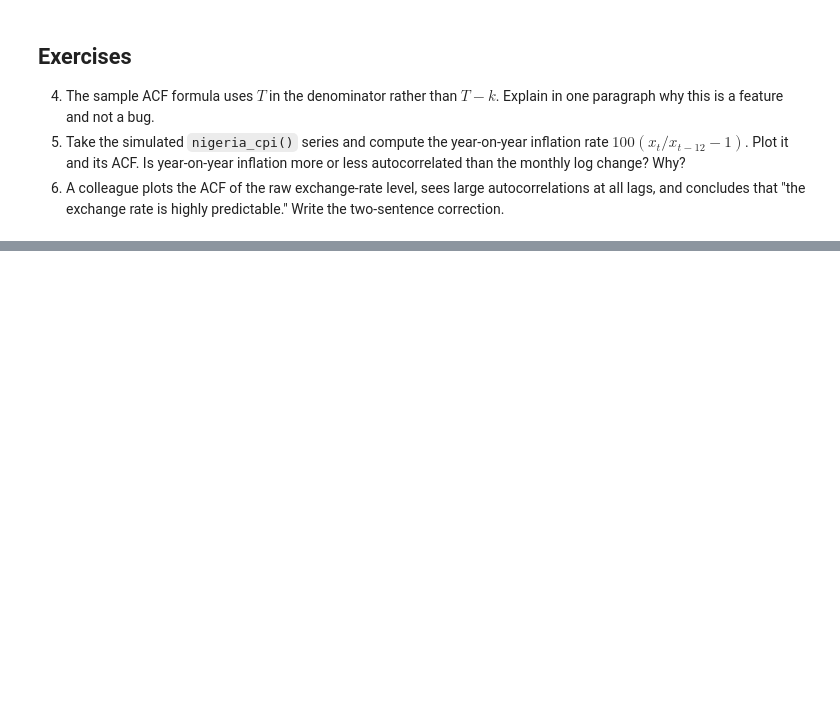
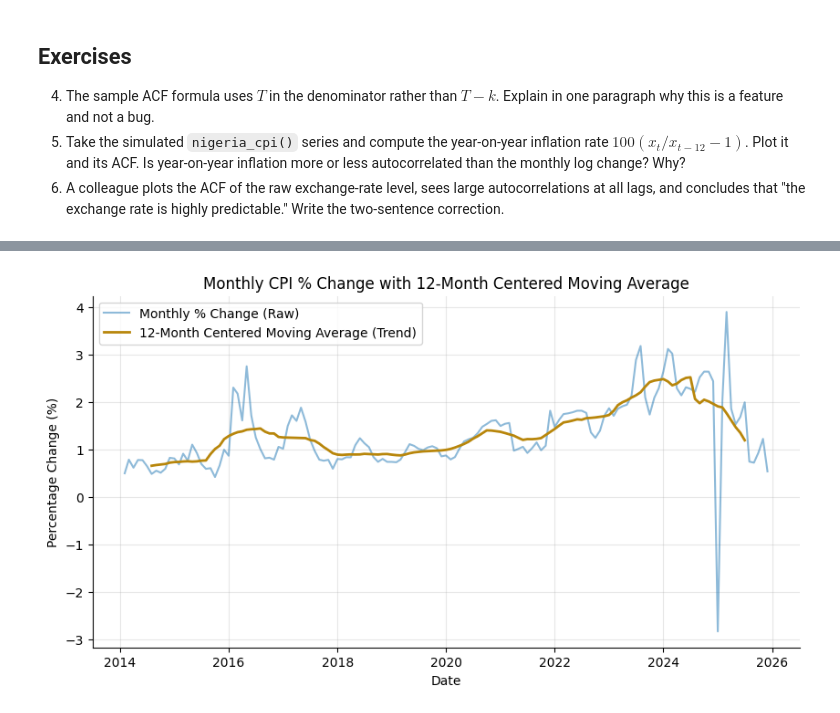
Before and after one commit to Teenold/AgentEmd, a Jupyter notebook: notebooks/lab02_visualisation_and_autocorrelation.ipynb, the cells around one changed output, grey strips where cells are left out. Cells and saved outputs as stored; diff of their text form; code cells hidden in the pictures; blank space fills up the shorter version.

```diff
--- a/notebooks/lab02_visualisation_and_autocorrelation.ipynb
+++ b/notebooks/lab02_visualisation_and_autocorrelation.ipynb
@@ -274,0 +345,15 @@ _caption = 'A standard four-panel first look.'
+# %%
+# Calculate a 12-month centered moving average on the raw monthly percentage change
+monthly_pct_ma = monthly_pct_change.rolling(window=12, center=True).mean()
+
+# Plot raw monthly percentage change alongside its 12-month moving average
+plt.figure(figsize=(10, 5))
+plt.plot(monthly_pct_change, label="Monthly % Change (Raw)", alpha=0.5, color="C0")
+plt.plot(monthly_pct_ma, label="12-Month Centered Moving Average (Trend)", color="darkgoldenrod", linewidth=2)
+plt.title("Monthly CPI % Change with 12-Month Centered Moving Average")
+plt.ylabel("Percentage Change (%)")
+plt.xlabel("Date")
+plt.legend()
+plt.show()
+# %% [output]
+[figure, added]
```
Also changed, not shown: parts of 9 cells of this notebook.
